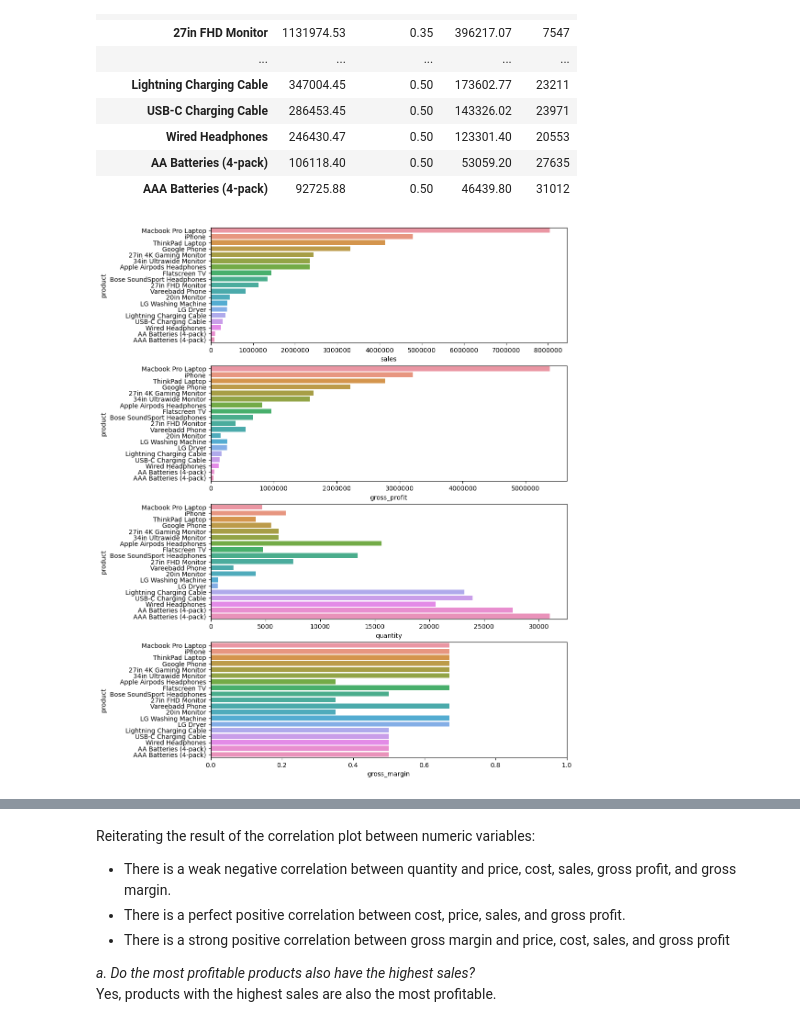
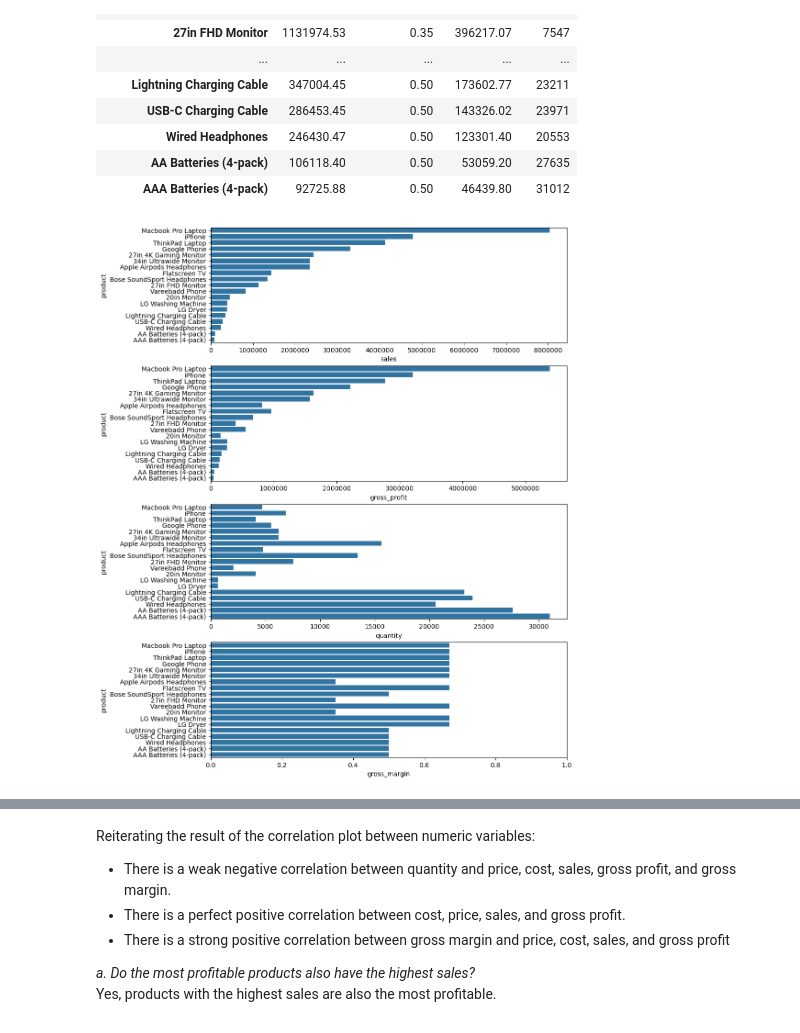
Before and after one commit to DSKunth/ABC-Product-Segmentation, a Jupyter notebook: notebooks/Sales and Profitability Analysis.ipynb, the cells around one changed output, grey strips where cells are left out. Saved outputs shown, nothing was run; the diff lists cells and outputs as text; code cells hidden in the pictures.

```diff
--- a/notebooks/Sales and Profitability Analysis.ipynb
+++ b/notebooks/Sales and Profitability Analysis.ipynb
@@ -976,24 +977,25 @@ prod_perf
 | AAA Batteries (4-pack) | 92725.88 | 0.50 | 46439.80 | 31012 |
 # %%
 plt.figure(figsize = [10, 15])
+base_color = sns.color_palette()[0]
 
 # Subplot 1: total sales per product
 ax1 = plt.subplot(4, 1, 1)
-sns.barplot( x = prod_perf['sales'], y = prod_perf.index)
+sns.barplot( x = prod_perf['sales'], y = prod_perf.index, color = base_color)
 
 # Subplot 2: total profit per product
 ax2 = plt.subplot(4, 1, 2)
-sns.barplot(x = prod_perf['gross_profit'], y = prod_perf.index)
+sns.barplot(x = prod_perf['gross_profit'], y = prod_perf.index, color = base_color)
 
 # Subplot 3: total units sold per product
 ax3 = plt.subplot(4, 1, 3)
-sns.barplot(x = prod_perf['quantity'], y = prod_perf.index)
+sns.barplot(x = prod_perf['quantity'], y = prod_perf.index, color = base_color)
 
 # Subplot 4: average gross margin per product
 ax4 = plt.subplot(4, 1, 4)
-sns.barplot(x = prod_perf['gross_margin'], y = prod_perf.index)
+sns.barplot(x = prod_perf['gross_margin'], y = prod_perf.index, color = base_color)
 ax4.set_xlim(0, 1)
 
 plt.show()
 # %% [output]
-[figure, old version]
+[figure, new version]
```
Also changed, not shown: parts of 100 cells of this notebook.
